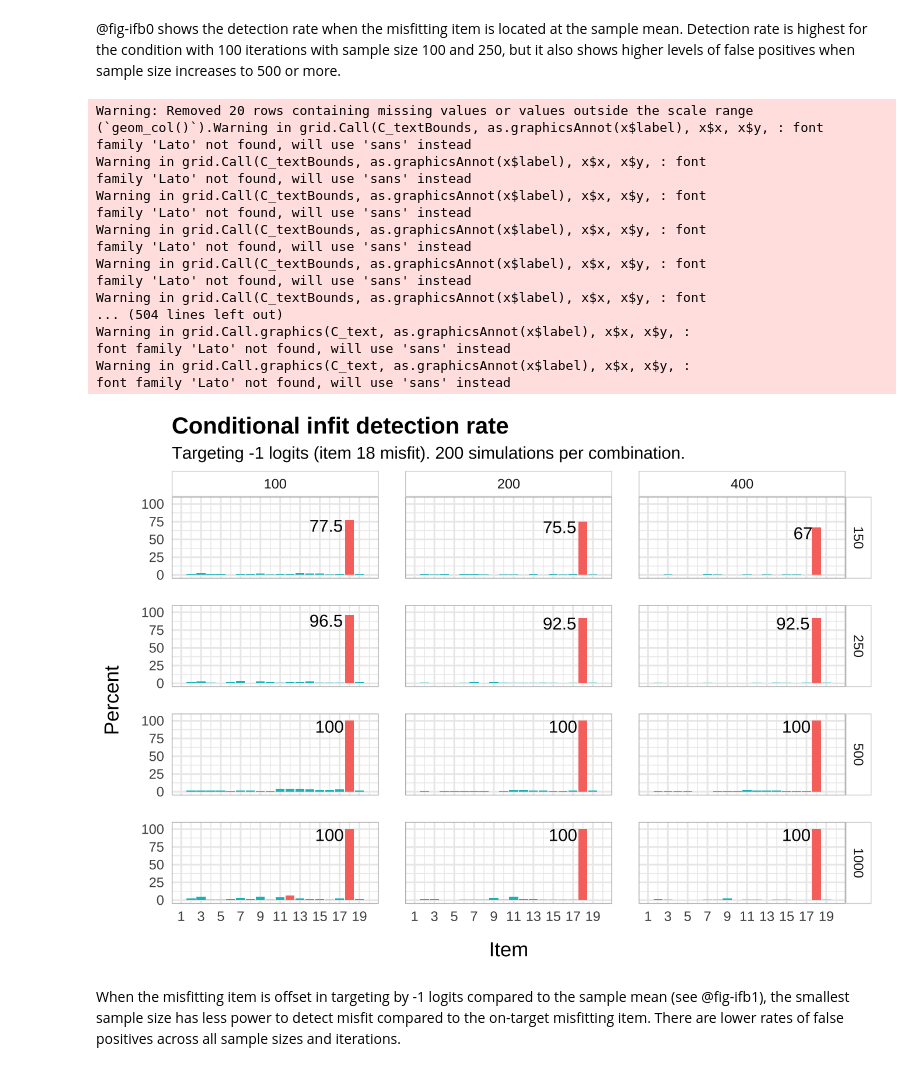
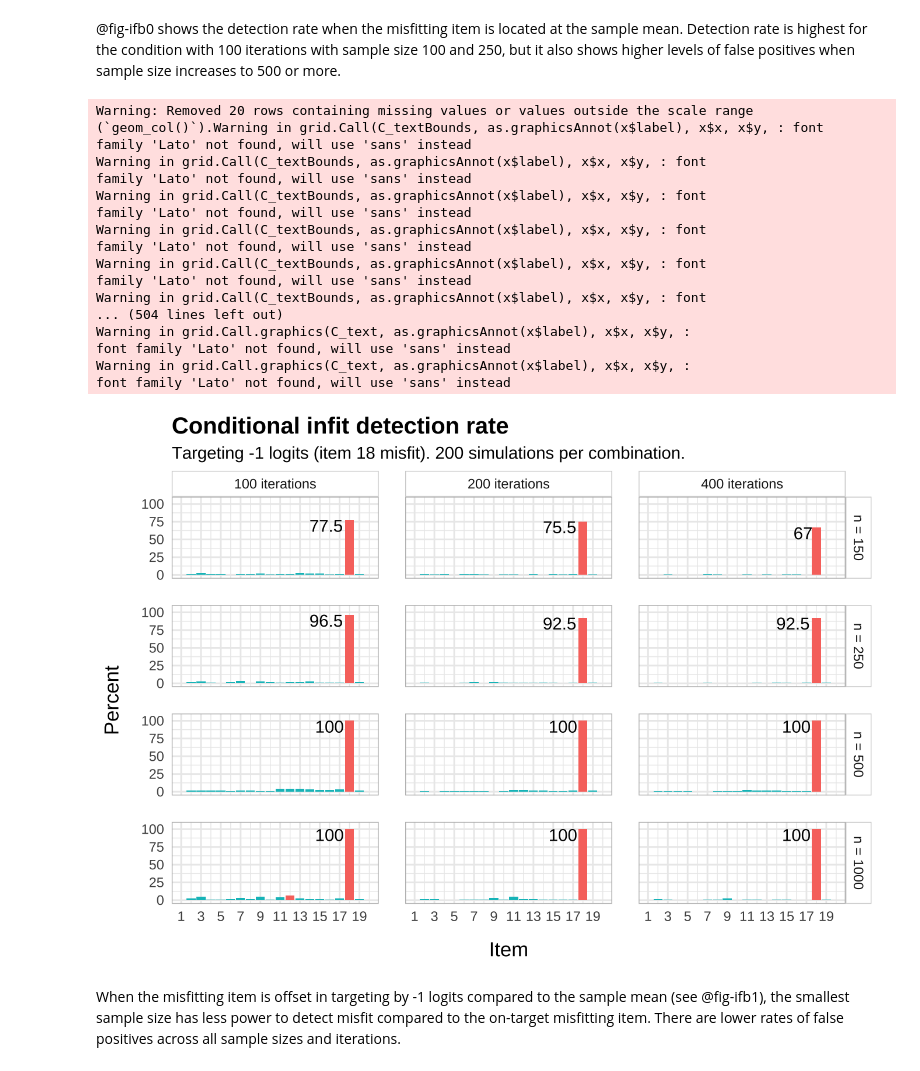
Before and after one commit to pgmj/rasch_itemfit, a Jupyter notebook: index.embed.ipynb, the cells around one changed output. Drawn from its saved outputs; the diff is of its cells as text; code cells hidden in the pictures.

```diff
--- a/index.embed.ipynb
+++ b/index.embed.ipynb
@@ -290,39 +320,49 @@ ifb %>%
          targeting == 1) %>%
   count(item, .drop = F) %>%
   mutate(Percent = n/200*100) %>%
+  ungroup() %>%
+  mutate(sims = factor(sims, levels = c(100,200,400),
+                       labels = c("100 iterations",
+                                  "200 iterations",
+                                  "400 iterations")),
+         samplesize = factor(samplesize, levels = c(150,250,500,1000),
+                       labels = c("n = 150",
+                                  "n = 250",
+                                  "n = 500",
+                                  "n = 1000"))) %>%
 
   ggplot(aes(x = item, y = Percent)) +
   geom_col(aes(fill = ifelse(Percent > 5, "a","b"))) +
   geom_text(data = . %>% filter(item == 18),
             aes(label = Percent),
             position = position_dodge(width = 0.9),
             hjust = 1.2, vjust = 1) +
   scale_y_continuous(limits = c(0,105), breaks = seq(0,100,25)) +
   scale_x_continuous('Item', limits = c(1,20), breaks = seq(1,20,2), guide = guide_axis(n.dodge = 1)) +
   guides(fill = "none") +
   facet_grid(samplesize~sims) +
   theme_rise() +
   labs(subtitle = "Targeting -1 logits (item 18 misfit). 200 simulations per combination.",
        title = "Conditional infit detection rate")
 # %% [output]
 Warning: Removed 20 rows containing missing values or values outside the scale range
 (`geom_col()`).Warning in grid.Call(C_textBounds, as.graphicsAnnot(x$label), x$x, x$y, : font
 family 'Lato' not found, will use 'sans' instead
 Warning in grid.Call(C_textBounds, as.graphicsAnnot(x$label), x$x, x$y, : font
 family 'Lato' not found, will use 'sans' instead
 Warning in grid.Call(C_textBounds, as.graphicsAnnot(x$label), x$x, x$y, : font
 family 'Lato' not found, will use 'sans' instead
 Warning in grid.Call(C_textBounds, as.graphicsAnnot(x$label), x$x, x$y, : font
 family 'Lato' not found, will use 'sans' instead
 Warning in grid.Call(C_textBounds, as.graphicsAnnot(x$label), x$x, x$y, : font
 family 'Lato' not found, will use 'sans' instead
 Warning in grid.Call(C_textBounds, as.graphicsAnnot(x$label), x$x, x$y, : font
 ... (504 lines left out)
 Warning in grid.Call.graphics(C_text, as.graphicsAnnot(x$label), x$x, x$y, :
 font family 'Lato' not found, will use 'sans' instead
 Warning in grid.Call.graphics(C_text, as.graphicsAnnot(x$label), x$x, x$y, :
 font family 'Lato' not found, will use 'sans' instead
-[figure, old version]
+[figure, new version]
 # %% [markdown]
 When the misfitting item is offset in targeting by -1 logits compared to the sample mean (see @fig-ifb1), the smallest sample size has less power to detect misfit compared to the on-target misfitting item. There are lower rates of false positives across all sample sizes and iterations.
 # %%
```
Also changed, not shown: parts of 28 cells of this notebook, 41 other files.
